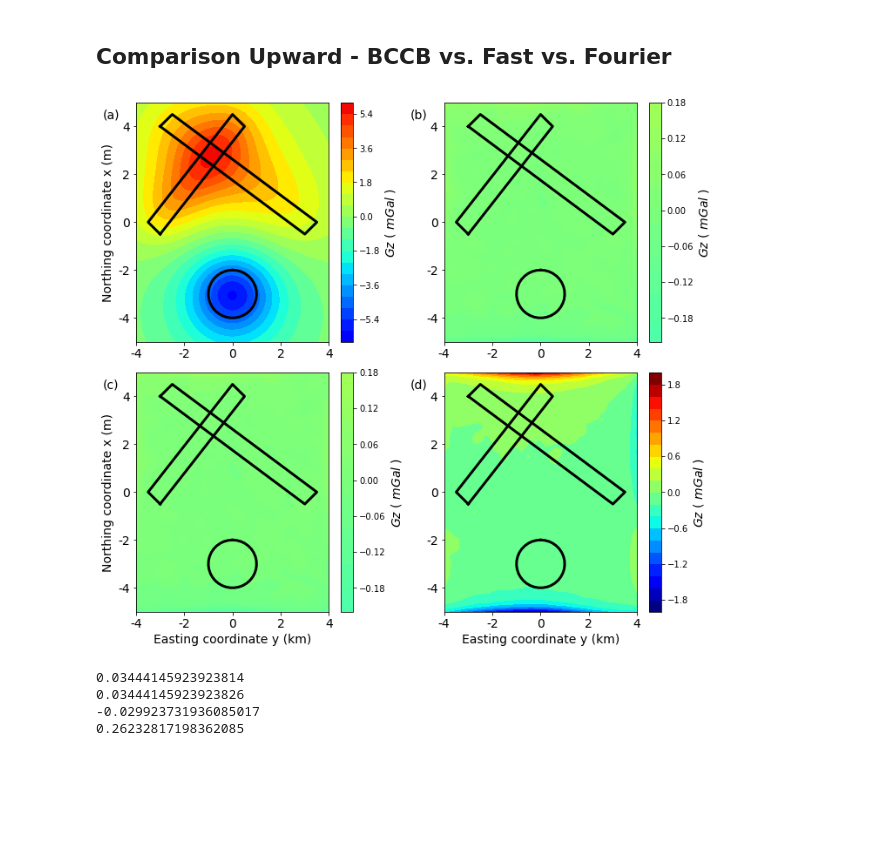
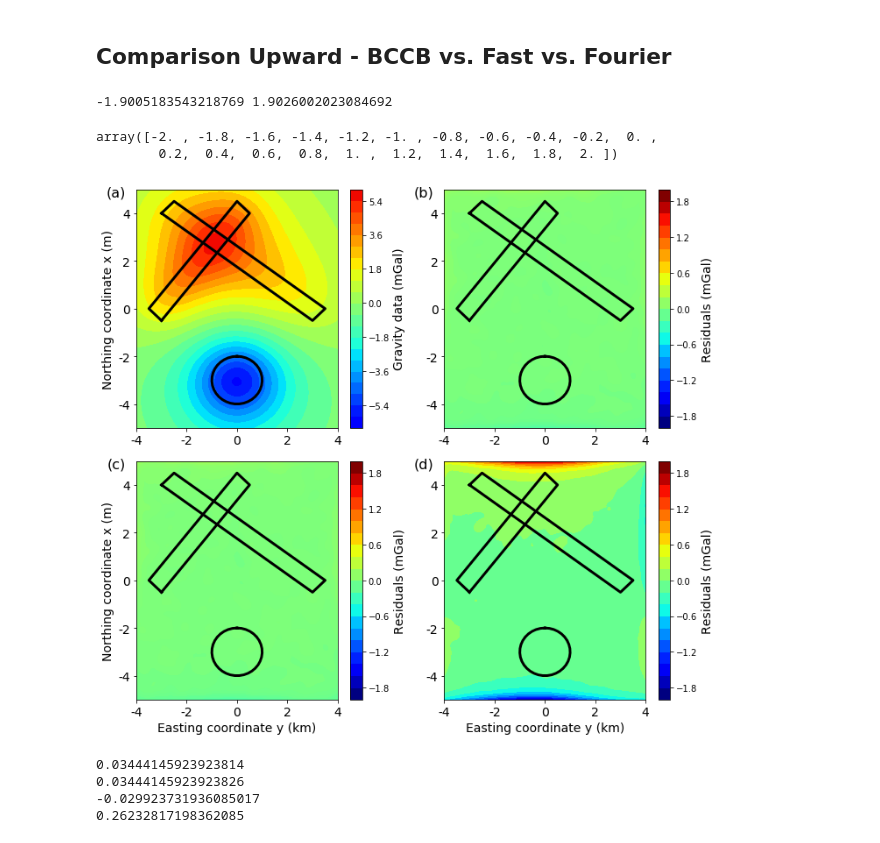
Before and after one commit to pinga-lab/Eq_Layer-Toeplitz, a Jupyter notebook: code/Upward_Downward_med.ipynb, the cells around one changed output. Saved outputs shown, nothing was run; the diff lists cells and outputs as text; code cells hidden in the pictures; blank space fills up the shorter version.

```diff
--- a/code/Upward_Downward_med.ipynb
+++ b/code/Upward_Downward_med.ipynb
@@ -273,17 +274,27 @@ print std
 # %%
 # Up Fourier
 gzp_fourier_up = fc_c.upcontinue(xi, yi, dobs, shape, 200)
+# %%
+# define the scale for residuals
+delta_gz_fourier_up = dobs_up-np.ravel(gzp_fourier_up)
+scale_max = np.max([delta_gz_bccb_up, delta_gz_up, delta_gz_fourier_up])
+scale_min = np.min([delta_gz_bccb_up, delta_gz_up, delta_gz_fourier_up])
+
+print scale_min, scale_max
+# %% [output]
+-1.9005183543218769 1.9026002023084692
+# %%
+colorbar_ranges = np.linspace(-2, 2, 21)
+# %%
+colorbar_ranges
+# %% [output]
+array([-2. , -1.8, -1.6, -1.4, -1.2, -1. , -0.8, -0.6, -0.4, -0.2,  0. ,
+        0.2,  0.4,  0.6,  0.8,  1. ,  1.2,  1.4,  1.6,  1.8,  2. ])
 # %%
 plt.figure(figsize=(10,9))
 
-delta_gz_fourier_up = dobs_up-np.ravel(gzp_fourier_up)
-
-# define the scale for residuals
-scale_max = np.max([delta_gz_bccb_up, delta_gz_up, delta_gz_fourier_up])
-scale_min = np.min([delta_gz_bccb_up, delta_gz_up, delta_gz_fourier_up])
-
 plt.subplot(221)
-plt.title('(a)', y=0.91, x=-0.13, fontsize=14)
+plt.title('(a)', y=0.95, x=-0.10, fontsize=16)
 plt.tricontourf(yi,xi,dobs_up,22,cmap='jet',
                 vmin=synthetic_gz['gz_min'],vmax=synthetic_gz['gz_max'])
 plt.plot(x_p,y_p,color="k", linewidth=3)
@@ -291,7 +302,7 @@ plt.plot(x_p2,y_p2,color="k", linewidth=3)
 plt.plot(y, x, color="k", linewidth=3)
 cb = plt.colorbar(shrink=1)
 #plt.axis('scaled')
-cb.set_label('$Gz$ ( $mGal$ )', rotation=90, fontsize=14)
+cb.set_label('Gravity data (mGal)', rotation=90, fontsize=14)
 plt.xlim(np.min(yi),np.max(yi))
 plt.ylim(np.min(xi),np.max(xi))
 plt.xticks(fontsize=14)
@@ -301,14 +312,19 @@ plt.ylabel('Northing coordinate x (m)', fontsize=14)
 mpl.m2km()
 
 plt.subplot(222)
-plt.title('(b)', y=0.91, x=-0.13, fontsize=14)
+plt.title('(b)', y=0.95, x=-0.10, fontsize=16)
 plt.tricontourf(yi,xi,delta_gz_bccb_up,22,cmap='jet', vmin = scale_min, vmax = scale_max)
 plt.plot(x_p,y_p,color="k", linewidth=3)
 plt.plot(x_p2,y_p2,color="k", linewidth=3)
 plt.plot(y, x, color="k", linewidth=3)
-cb = plt.colorbar(shrink=1)
-#plt.axis('scaled')
-cb.set_label('$Gz$ ( $mGal$ )', rotation=90, fontsize=14)
+
+#define colorbar
+cbar = plt.cm.ScalarMappable(cmap=cm.jet)
+cbar.set_array(delta_gz_bccb_up)
+cbar.set_clim(scale_min, scale_max)
+cb = plt.colorbar(cbar, shrink=1, boundaries=colorbar_ranges)
+cb.set_label('Residuals (mGal)', rotation=90, fontsize=14)
+
 plt.xlim(np.min(yi),np.max(yi))
 plt.ylim(np.min(xi),np.max(xi))
 plt.xticks(fontsize=14)
@@ -318,43 +334,53 @@ plt.yticks(fontsize=14)
 mpl.m2km()
 
 plt.subplot(223)
-plt.title('(c)', y=0.91, x=-0.13, fontsize=14)
+plt.title('(c)', y=0.95, x=-0.10, fontsize=16)
 plt.tricontourf(yi,xi,delta_gz_up,22,cmap='jet', vmin = scale_min, vmax = scale_max)
 plt.plot(x_p,y_p,color="k", linewidth=3)
 plt.plot(x_p2,y_p2,color="k", linewidth=3)
 plt.plot(y, x, color="k", linewidth=3)
-cb = plt.colorbar(shrink=1)
-#plt.axis('scaled')
-cb.set_label('$Gz$ ( $mGal$ )', rotation=90, fontsize=14)
+
+#define colorbar
+cbar = plt.cm.ScalarMappable(cmap=cm.jet)
+cbar.set_array(delta_gz_up)
+cbar.set_clim(scale_min, scale_max)
+cb = plt.colorbar(cbar, shrink=1, boundaries=colorbar_ranges)
+cb.set_label('Residuals (mGal)', rotation=90, fontsize=14)
+
 plt.xlim(np.min(yi),np.max(yi))
 plt.ylim(np.min(xi),np.max(xi))
 plt.xticks(fontsize=14)
 plt.yticks(fontsize=14)
 plt.xlabel('Easting coordinate y (km)', fontsize=14)
 plt.ylabel('Northing coordinate x (m)', fontsize=14)
 mpl.m2km()
 
 plt.subplot(224)
-plt.title('(d)', y=0.91, x=-0.13, fontsize=14)
+plt.title('(d)', y=0.95, x=-0.10, fontsize=16)
 plt.tricontourf(yi,xi,delta_gz_fourier_up,22,cmap='jet', vmin = scale_min, vmax = scale_max)
 plt.plot(x_p,y_p,color="k", linewidth=3)
 plt.plot(x_p2,y_p2,color="k", linewidth=3)
 plt.plot(y, x, color="k", linewidth=3)
-cb = plt.colorbar(shrink=1)
-#plt.axis('scaled')
-cb.set_label('$Gz$ ( $mGal$ )', rotation=90, fontsize=14)
+
+#define colorbar
+cbar = plt.cm.ScalarMappable(cmap=cm.jet)
+cbar.set_array(delta_gz_fourier_up)
+cbar.set_clim(scale_min, scale_max)
+cb = plt.colorbar(cbar, shrink=1, boundaries=colorbar_ranges)
+cb.set_label('Residuals (mGal)', rotation=90, fontsize=14)
+
 plt.xlim(np.min(yi),np.max(yi))
 plt.ylim(np.min(xi),np.max(xi))
 plt.xticks(fontsize=14)
 plt.yticks(fontsize=14)
 plt.xlabel('Easting coordinate y (km)', fontsize=14)
 #plt.ylabel('Northing coordinate x (m)', fontsize=14)
 mpl.m2km()
 
 plt.tight_layout(True)
 plt.savefig('../manuscript/Fig/upward_fourier_med.png', dpi=300)
 # %% [output]
-[figure, old version]
+[figure, new version]
 # %%
 print np.std(delta_gz_bccb_up)
 print np.std(delta_gz_up)
```
Also changed, not shown: parts of 8 cells of this notebook, 12 other files.
